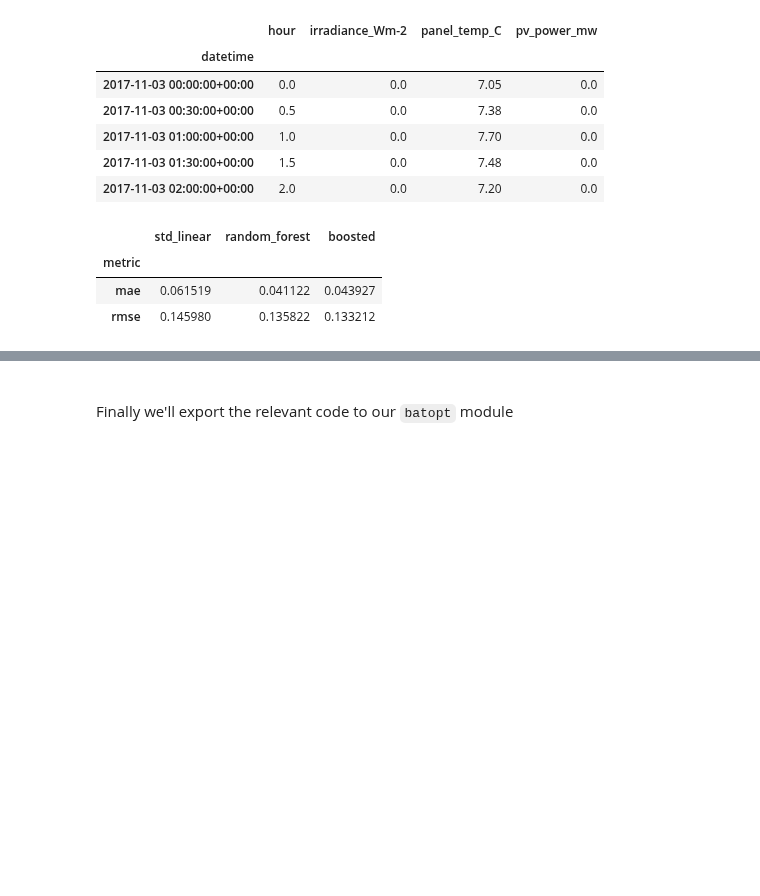
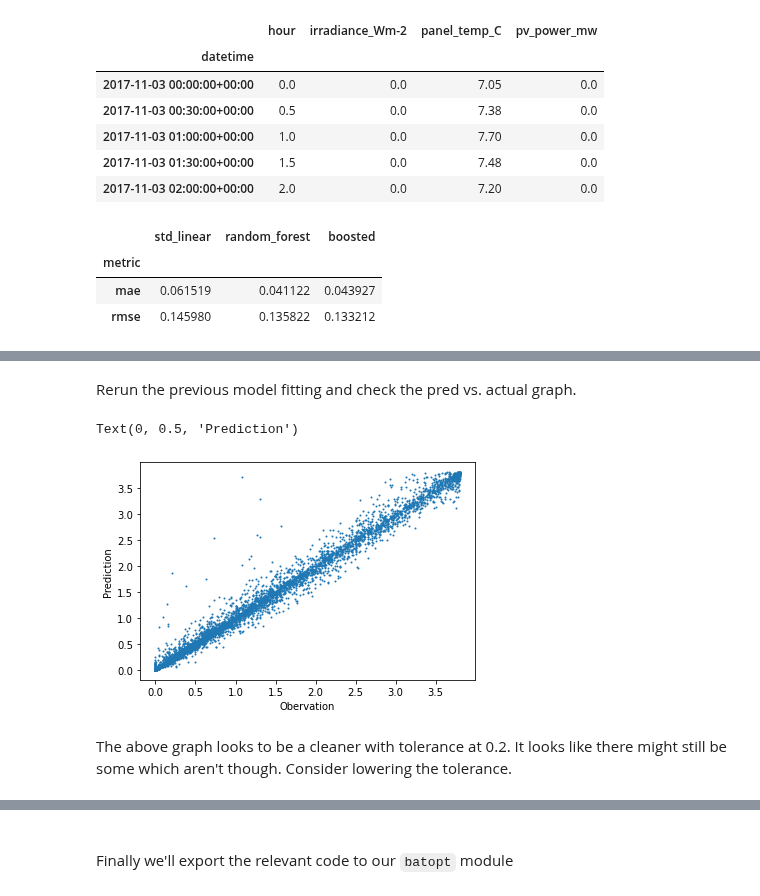
Before and after one commit to AyrtonB/WPD-DS-Challenge, a Jupyter notebook: nbs/01-data-cleaning.ipynb, the cells around one changed output, grey strips where cells are left out. Drawn from its saved outputs; the diff is of its cells as text; code cells hidden in the pictures; blank space fills up the shorter version.

```diff
--- a/nbs/01-data-cleaning.ipynb
+++ b/nbs/01-data-cleaning.ipynb
@@ -657,3 +695,38 @@ Text(0, 0.5, 'Prediction')
+# %%
+df_power_features_clean = df_power_features.copy()
+df_power_features_clean.loc[df_power_features_clean.index.isin(anomalous_dates), 'pv_power_mw'] = np.nan
+# %% [markdown]
+Rerun the previous model fitting and check the pred vs. actual graph.
+# %%
+models = {
+    'std_linear': LinearRegression(),
+    'random_forest': RandomForestRegressor(),
+    'boosted': GradientBoostingRegressor()
+}
+
+rerun_site_power_model = False
+model_scores_filename = 'site_power_interp_clean_model_results.csv'
+
+X, y, dates = split_X_y_data_with_index(df_power_features_clean, 'pv_power_mw')
+
+if (rerun_site_power_model == True) or (model_scores_filename not in os.listdir(cache_data_dir)):
+    df_model_scores = evaluate_models(X, y, models)
+    df_model_scores.to_csv(f'{cache_data_dir}/{model_scores_filename}')
+else:
+    df_model_scores = pd.read_csv(f'{cache_data_dir}/{model_scores_filename}', index_col='metric')
+
+top_model = df_model_scores.T['rmse'].idxmin()
+df_pred = generate_kfold_preds(X, y, models[top_model])
+
+plt.scatter(df_pred['true'], df_pred['pred'], s=1)
+
+plt.xlabel('Obervation')
+plt.ylabel('Prediction')
+# %% [output]
+Text(0, 0.5, 'Prediction')
+[figure, added]
+# %% [markdown]
+The above graph looks to be a cleaner with tolerance at 0.2. It looks like there might still be some which aren't though. Consider lowering the tolerance.
 # %%
 #exports
 def interpolate_missing_site_power(df_pv, model=RandomForestRegressor()):
```
Also changed, not shown: parts of 20 cells of this notebook.
